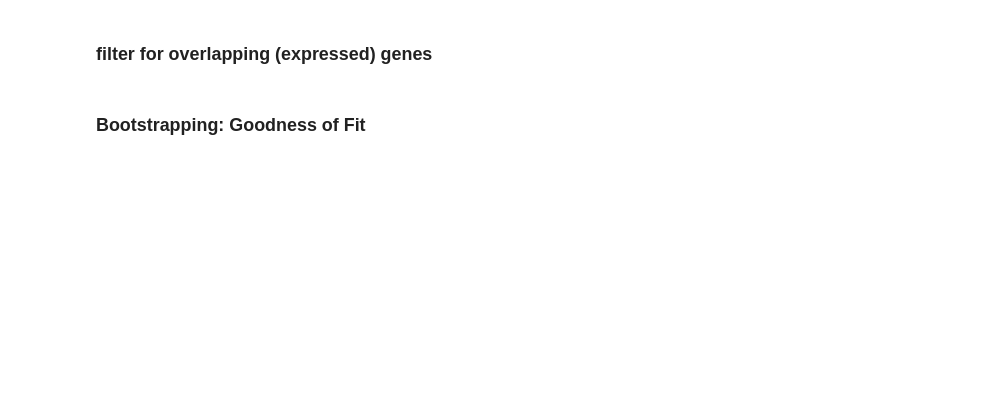
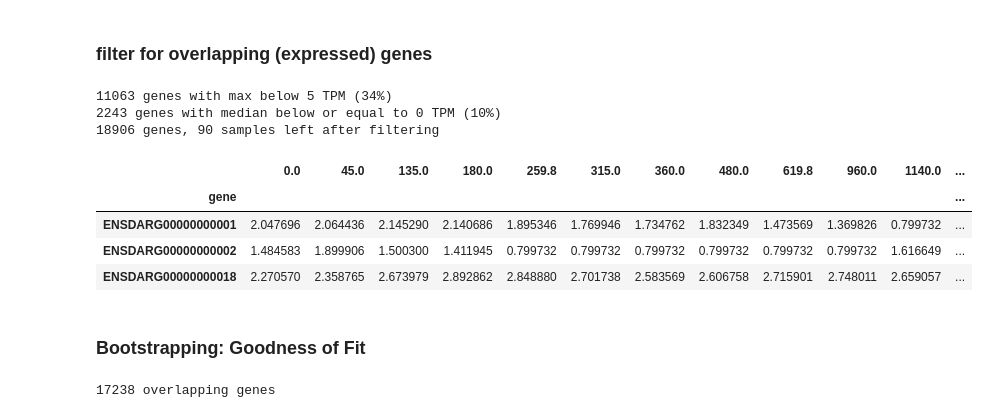
Before and after one commit to siebrenf/TSA, a Jupyter notebook: gene_selection_formal.ipynb, the cells around one changed output. Drawn from its saved outputs; the diff is of its cells as text; code cells hidden in the pictures; blank space fills up the shorter version.

```diff
--- a/gene_selection_formal.ipynb
+++ b/gene_selection_formal.ipynb
@@ -24,8 +27,8 @@ tpm_file = "data/GRCz11-TPM.tsv"
 tpms = pd.read_csv(tpm_file, sep="\t", index_col=0)
 
 template_samples_file = "data/white_mpf_samples.tsv"
-query_samples_file = "data/levin_mpf_samples.tsv"
-# query_samples_file = "data/white_mpf_samples.tsv"  # control
+# query_samples_file = "data/levin_mpf_samples.tsv"
+query_samples_file = "data/white_mpf_samples.tsv"  # control
 # query_samples_file = "data/marletaz_mpf_samples.tsv"
 
 # currently ran for
@@ -34,6 +37,8 @@ query_samples_file = "data/levin_mpf_samples.tsv"
 new_gpr = False
 gpr_inference_file = "data/white_mpf_gpr.tsv"
 gpr_scores_file = "data/white_mpf_score.tsv"
+
+showcase_gene = "ENSDARG00000000212"
 # %%
 # tpm_file = "data/XT9.1-TPM.tsv"
 # tpms = pd.read_csv(tpm_file, sep="\t", index_col=0)
@@ -420,16 +152,26 @@ plot_scores(gpr_normscores, highlight_top_n=len(top_template_genes))
 # %%
 # preprocessing
 query_samples = pd.read_csv(query_samples_file, sep="\t", index_col=0)
 sample_order, time2samples = get_sample_info(query_samples)
 
 target_distribution = template_tpms[template_tpms.columns[0]].to_list()
-query_tpms = tpm_normalization(tpms, sample_order, minimum_value=5, target=target_distribution)
-samples2time = {}
-for k, v_list in time2samples.items():
-    for v in v_list:
-        if v not in samples2time:
-            samples2time[v] = k
-query_tpms = query_tpms.rename(columns=samples2time)
+query_tpms = tpm_normalization(tpms, sample_order, min_value=5, min_median_value=0, qnorm_target_dist=target_distribution)
 
-print(query_tpms.shape)
+# TODO: other methods, such as GPR?
+query_tpms = merge_replicates(query_tpms, time2samples, how="median")
+
+if all_numeric(time2samples):
+    # convert time to numeric
+    samples2time = query_samples.to_dict()["time"]
+    query_tpms = query_tpms.rename(columns=samples2time)
+
 query_tpms.head(3)
+# %% [output]
+11063 genes with max below 5 TPM (34%)
+2243 genes with median below or equal to 0 TPM (10%)
+18906 genes, 90 samples left after filtering
+|  | 0.0 | 45.0 | 135.0 | 180.0 | 259.8 | 315.0 | 360.0 | 480.0 | 619.8 | 960.0 | 1140.0 | ... |
+| gene |  |  |  |  |  |  |  |  |  |  |  | ... |
+| ENSDARG00000000001 | 2.047696 | 2.064436 | 2.145290 | 2.140686 | 1.895346 | 1.769946 | 1.734762 | 1.832349 | 1.473569 | 1.369826 | 0.799732 | ... |
+| ENSDARG00000000002 | 1.484583 | 1.899906 | 1.500300 | 1.411945 | 0.799732 | 0.799732 | 0.799732 | 0.799732 | 0.799732 | 0.799732 | 1.616649 | ... |
+| ENSDARG00000000018 | 2.270570 | 2.358765 | 2.673979 | 2.892862 | 2.848880 | 2.701738 | 2.583569 | 2.606758 | 2.715901 | 2.748011 | 2.659057 | ... |
@@ -596,0 +180,10 @@ plot_gene(showcase_gene, query_tpms, template_tpms_inf, avg_path, scale=True)
+# %%
+# intersection of query genes & top template genes
+query_genes = query_tpms.index
+starting_genes = set(top_template_genes).intersection(query_genes)
+
+print(len(starting_genes), "overlapping genes")
+
+template_gene_clusters = cluster_genes(template_tpms_inf, starting_genes)
+# %% [output]
+17238 overlapping genes
```
Also changed, not shown: parts of 19 cells of this notebook, 6 other files.
